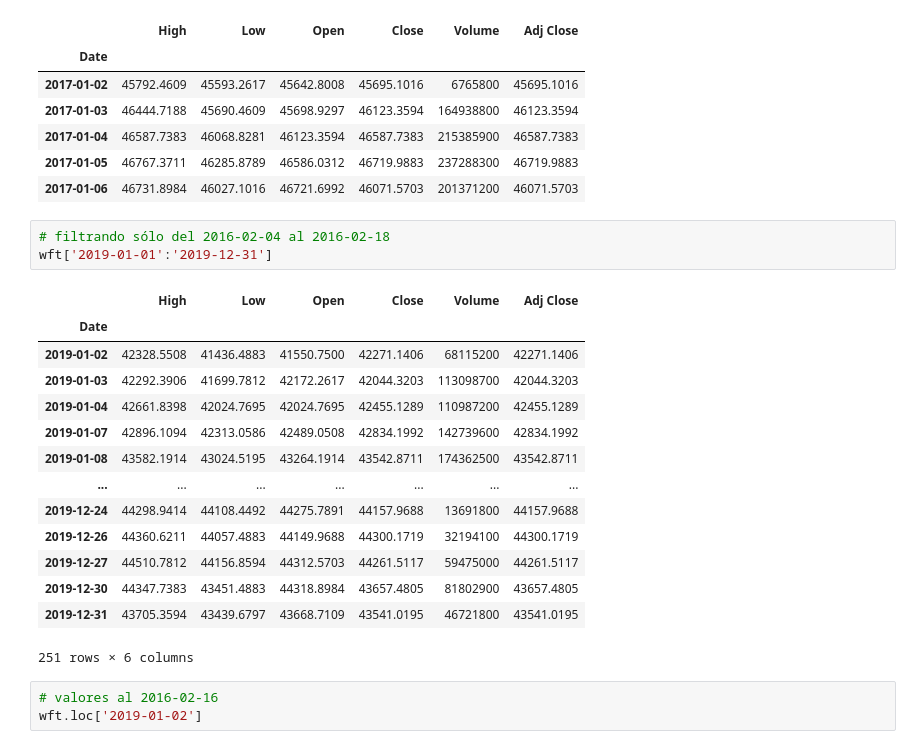
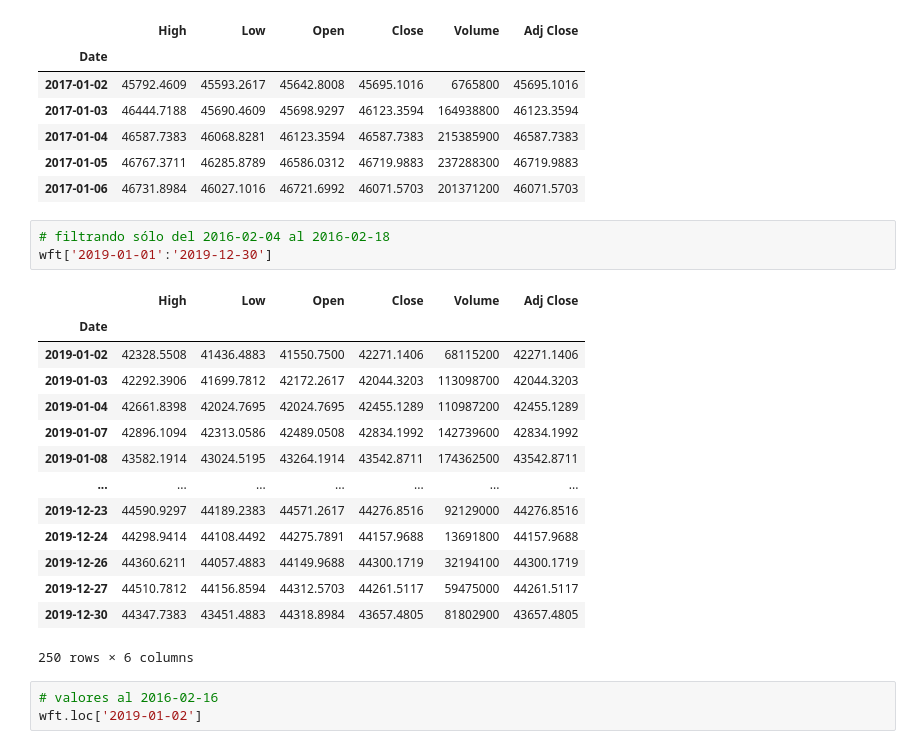
Before and after one commit to DonRoboto/Financial_Models, a Jupyter notebook: IPC_v1.ipynb, the cells around one changed output. Saved outputs shown, nothing was run; the diff lists cells and outputs as text.

```diff
--- a/IPC_v1.ipynb
+++ b/IPC_v1.ipynb
@@ -71,22 +70,22 @@ wft.head(5)
 | 2017-01-06 | 46731.8984 | 46027.1016 | 46721.6992 | 46071.5703 | 201371200 | 46071.5703 |
 # %%
 # filtrando sólo del 2016-02-04 al 2016-02-18
-wft['2019-01-01':'2019-12-31']
+wft['2019-01-01':'2019-12-30']
 # %% [output]
 |  | High | Low | Open | Close | Volume | Adj Close |
 | Date |  |  |  |  |  |  |
 | 2019-01-02 | 42328.5508 | 41436.4883 | 41550.7500 | 42271.1406 | 68115200 | 42271.1406 |
 | 2019-01-03 | 42292.3906 | 41699.7812 | 42172.2617 | 42044.3203 | 113098700 | 42044.3203 |
 | 2019-01-04 | 42661.8398 | 42024.7695 | 42024.7695 | 42455.1289 | 110987200 | 42455.1289 |
 | 2019-01-07 | 42896.1094 | 42313.0586 | 42489.0508 | 42834.1992 | 142739600 | 42834.1992 |
 | 2019-01-08 | 43582.1914 | 43024.5195 | 43264.1914 | 43542.8711 | 174362500 | 43542.8711 |
 | ... | ... | ... | ... | ... | ... | ... |
+| 2019-12-23 | 44590.9297 | 44189.2383 | 44571.2617 | 44276.8516 | 92129000 | 44276.8516 |
 | 2019-12-24 | 44298.9414 | 44108.4492 | 44275.7891 | 44157.9688 | 13691800 | 44157.9688 |
 | 2019-12-26 | 44360.6211 | 44057.4883 | 44149.9688 | 44300.1719 | 32194100 | 44300.1719 |
 | 2019-12-27 | 44510.7812 | 44156.8594 | 44312.5703 | 44261.5117 | 59475000 | 44261.5117 |
 | 2019-12-30 | 44347.7383 | 43451.4883 | 44318.8984 | 43657.4805 | 81802900 | 43657.4805 |
-| 2019-12-31 | 43705.3594 | 43439.6797 | 43668.7109 | 43541.0195 | 46721800 | 43541.0195 |
-251 rows × 6 columns
+250 rows × 6 columns
 # %%
 # valores al 2016-02-16
 wft.loc['2019-01-02']
```
Also changed, not shown: parts of 10 cells of this notebook.
